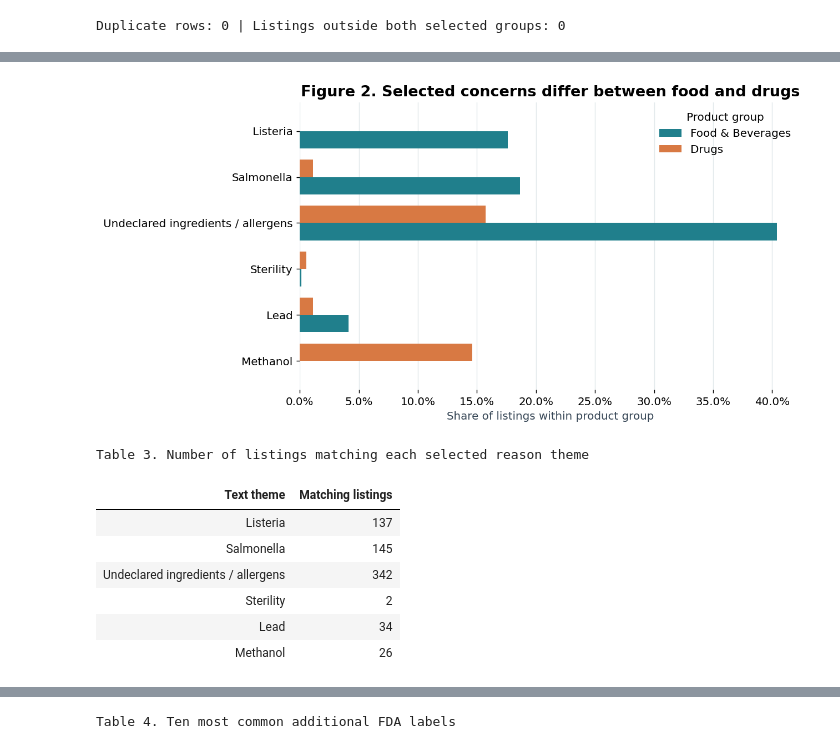
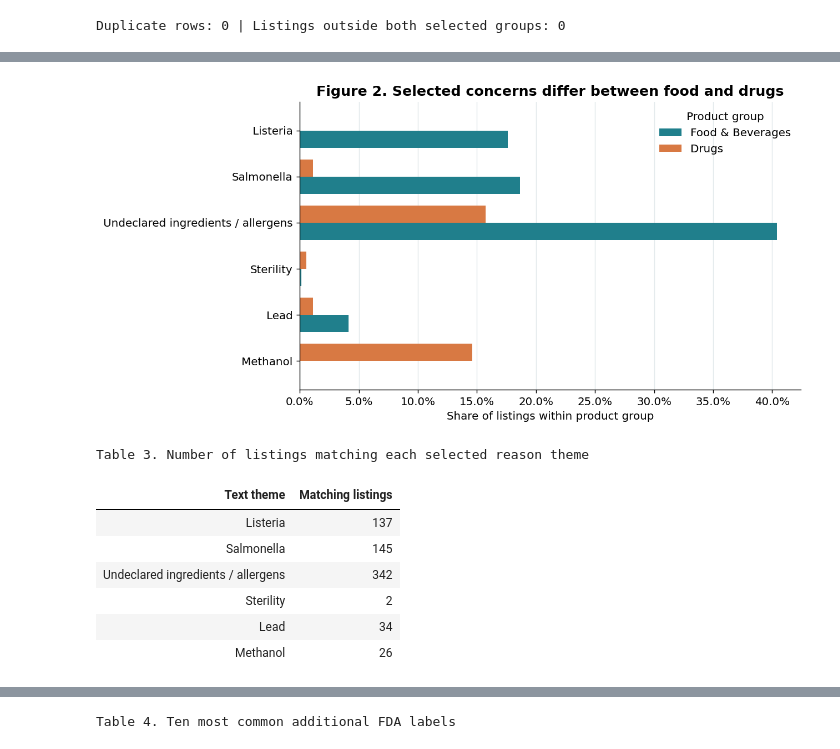
Before and after one commit to sallyyc/datasci530fall2026, a Jupyter notebook: project 1&2/project2.ipynb, the cells around one changed output, grey strips where cells are left out. Cells and saved outputs as stored; diff of their text form; code cells hidden in the pictures.

```diff
--- a/project 1&2/project2.ipynb
+++ b/project 1&2/project2.ipynb
@@ -60,2 +53,26 @@ def finish_chart(ax, title, xlabel, ylabel="", percent=False):
+# %%
+def show_table(frame, caption, formats=None):
+    # Index and number formatting
+    table = frame.style.hide(axis="index").format(formats or {})
+
+    # Caption/spacing
+    table = table.set_caption(caption)
+    table = table.set_properties(**{"padding": "8px"})
+
+    # Header and alternating row colors
+    table = table.set_table_styles([
+        {"selector": "th", "props": [
+                ("background-color", "#183747"),
+                ("color", "white"),
+                ("padding", "8px")]},
+        {"selector": "caption", "props": [
+                ("text-align", "left"),
+                ("font-weight", "bold"),
+                ("padding", "10px 0")]},
+        {"selector": "tbody tr:nth-child(even)",
+        "props": [("background-color", "#F1F6F7")]}
+        ])
+
+    display(table)
 # %% [markdown]
 ## Data source and collection
@@ -117,20 +158,33 @@ Recall reasons are recorded as free text, so similar concerns can appear with di
 # %%
+# Selected recall-reason searches
 patterns = {
     "Listeria": r"listeria", "Salmonella": r"salmonella",
     "Undeclared ingredients / allergens": r"undeclared|allergen",
-    "Sterility": r"steril", "Lead": r"\blead\b", "Methanol": r"methanol"
-}
+    "Sterility": r"steril", "Lead": r"\blead\b", "Methanol": r"methanol"}
+
+# Theme indicators for each listing
 reason_flags = pd.DataFrame({label: recalls["Recall Reason Description"].str.contains(
     pattern, case=False, regex=True, na=False) for label, pattern in patterns.items()})
+
+# Percentages within each product group
 reason_pct = pd.DataFrame({g: reason_flags.loc[membership[g]].mean() * 100 for g in groups})
+
+# Group comparison and matching counts
 fig, ax = plt.subplots(figsize=(10, 5))
 reason_pct.iloc[::-1].plot.barh(ax=ax, color=colors, width=0.75)
 ax.legend(title="Product group", frameon=False)
-finish_chart(ax, "Figure 2. Selected concerns differ between food and drugs", "Share of listings within product group", percent=True)
+
+# Titles, labels, and grid
+ax.set(title='Figure 2. Selected concerns differ between food and drugs', xlabel='Share of listings within product group', ylabel='')
+ax.set_axisbelow(True)
+ax.grid(axis='x', color="#E3E9EC")
+ax.xaxis.set_major_formatter(PercentFormatter(100))
+plt.tight_layout()
+plt.show()
 show_table(reason_flags.sum().rename_axis("Text theme").reset_index(name="Matching listings"),
            "Table 3. Number of listings matching each selected reason theme")
 # %% [output]
-[figure, old version]
+[figure, new version]
 Table 3. Number of listings matching each selected reason theme
 | Text theme | Matching listings |
 | Listeria | 137 |
```
Also changed, not shown: parts of 29 cells of this notebook, 3 other files.
